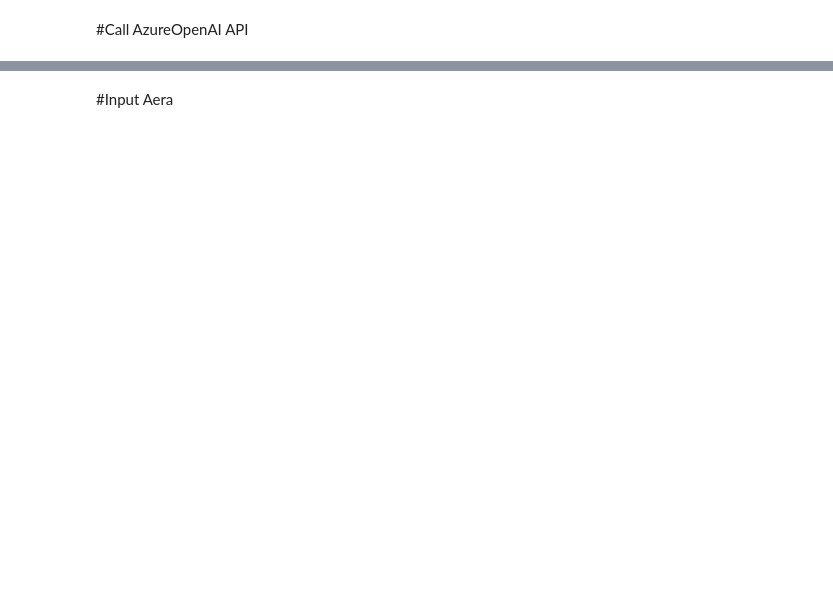
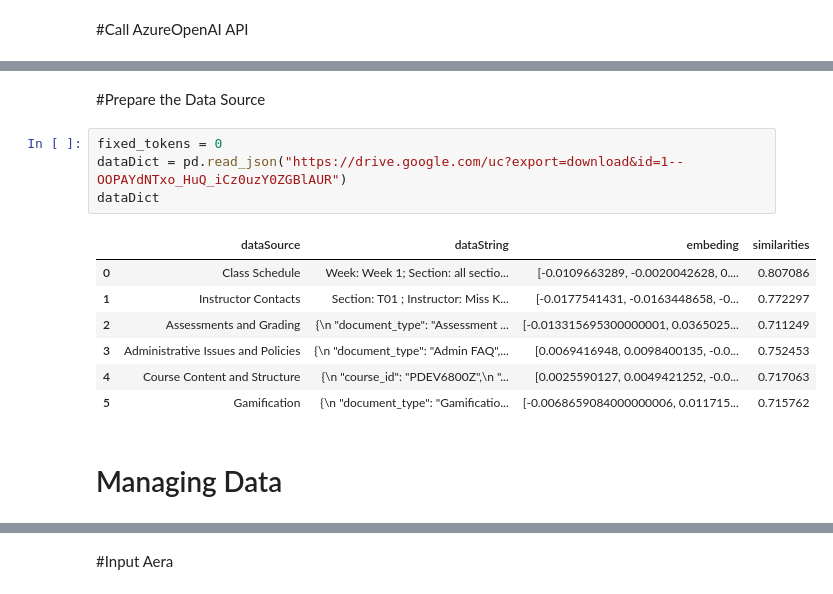
Before and after one commit to heihei0314/courseChatbot, a Jupyter notebook: Chatbot Test.ipynb, the cells around one changed output, grey strips where cells are left out. Saved outputs shown, nothing was run; the diff lists cells and outputs as text; blank space fills up the shorter version.

```diff
--- a/Chatbot Test.ipynb
+++ b/Chatbot Test.ipynb
@@ -312,0 +66,16 @@ Variable Cost (Tokens): 147
+# %% [markdown]
+#Prepare the Data Source
+# %%
+fixed_tokens = 0
+dataDict = pd.read_json("https://drive.google.com/uc?export=download&id=1--OOPAYdNTxo_HuQ_iCz0uzY0ZGBlAUR")
+dataDict
+# %% [output]
+|  | dataSource | dataString | embeding | similarities |
+| 0 | Class Schedule | Week: Week 1; Section: all sectio... | [-0.0109663289, -0.0020042628, 0.... | 0.807086 |
+| 1 | Instructor Contacts | Section: T01 ; Instructor: Miss K... | [-0.0177541431, -0.0163448658, -0... | 0.772297 |
+| 2 | Assessments and Grading | {\n "document_type": "Assessment ... | [-0.013315695300000001, 0.0365025... | 0.711249 |
+| 3 | Administrative Issues and Policies | {\n "document_type": "Admin FAQ",... | [0.0069416948, 0.0098400135, -0.0... | 0.752453 |
+| 4 | Course Content and Structure | {\n "course_id": "PDEV6800Z",\n "... | [0.0025590127, 0.0049421252, -0.0... | 0.717063 |
+| 5 | Gamification | {\n "document_type": "Gamificatio... | [-0.0068659084000000006, 0.011715... | 0.715762 |
+# %% [markdown]
+# Managing Data
```
Also changed, not shown: parts of 84 cells of this notebook, 6 other files.
